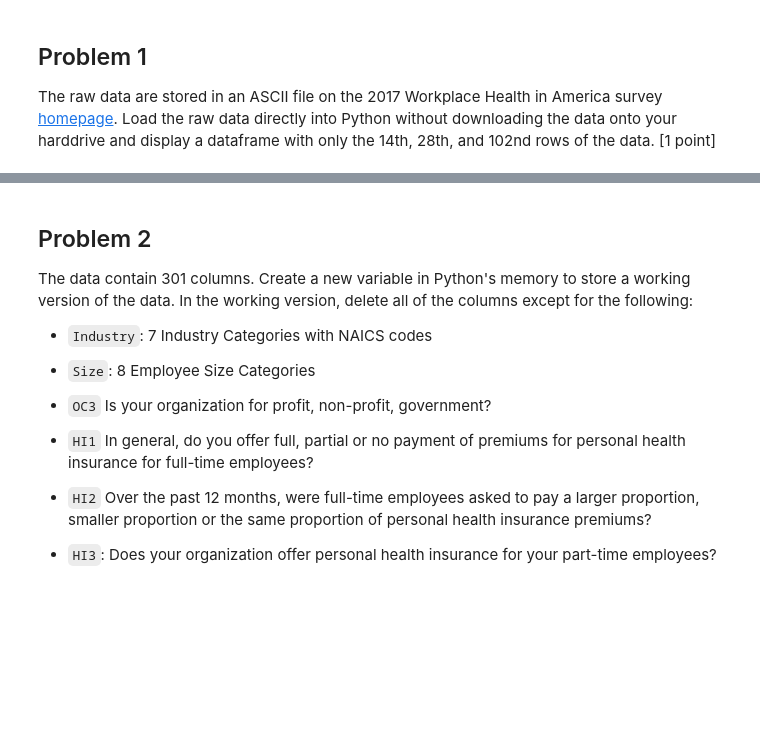
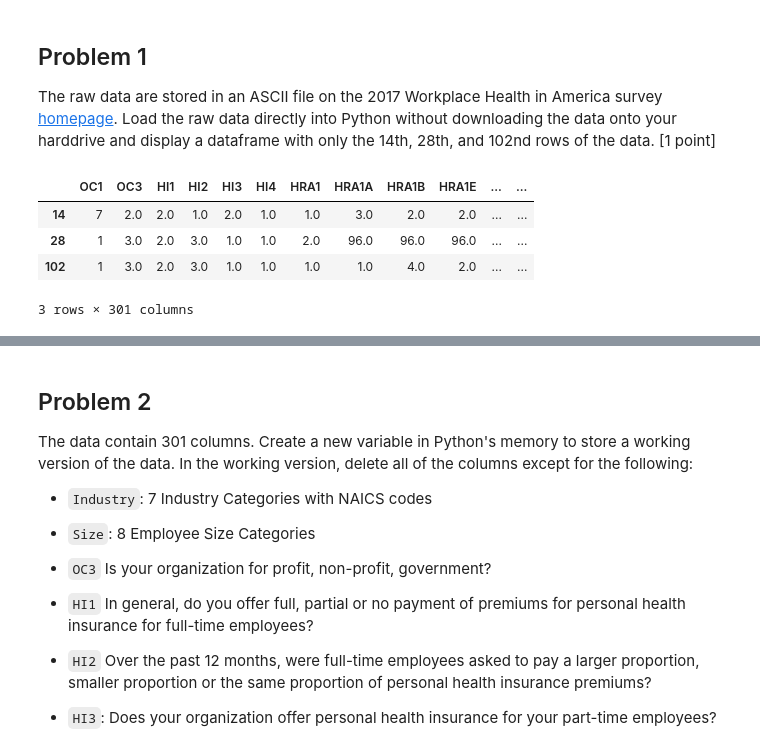
Before and after one commit to congxinxu0116/UVA, a Jupyter notebook: DS 6001/labassignment8.ipynb, the cells around one changed output, grey strips where cells are left out. Cells and saved outputs as stored; diff of their text form; code cells hidden in the pictures; blank space fills up the shorter version.

```diff
--- a/DS 6001/labassignment8.ipynb
+++ b/DS 6001/labassignment8.ipynb
@@ -26,3 +26,14 @@ warnings.filterwarnings('ignore')
 # %% [markdown]
 ## Problem 1
 The raw data are stored in an ASCII file on the 2017 Workplace Health in America survey [homepage](https://www.cdc.gov/workplacehealthpromotion/survey/data.html). Load the raw data directly into Python without downloading the data onto your harddrive and display a dataframe with only the 14th, 28th, and 102nd rows of the data. [1 point]
+# %%
+data = pd.read_csv("https://www.cdc.gov/workplacehealthpromotion/data-surveillance/docs/whpps_120717.csv",
+                   sep = "~")
+
+data.iloc[[14, 28, 102],]
+# %% [output]
+|  | OC1 | OC3 | HI1 | HI2 | HI3 | HI4 | HRA1 | HRA1A | HRA1B | HRA1E | ... | ... |
+| 14 | 7 | 2.0 | 2.0 | 1.0 | 2.0 | 1.0 | 1.0 | 3.0 | 2.0 | 2.0 | ... | ... |
+| 28 | 1 | 3.0 | 2.0 | 3.0 | 1.0 | 1.0 | 2.0 | 96.0 | 96.0 | 96.0 | ... | ... |
+| 102 | 1 | 3.0 | 2.0 | 3.0 | 1.0 | 1.0 | 1.0 | 1.0 | 4.0 | 2.0 | ... | ... |
+3 rows × 301 columns
```
Also changed, not shown: parts of 10 cells of this notebook.
